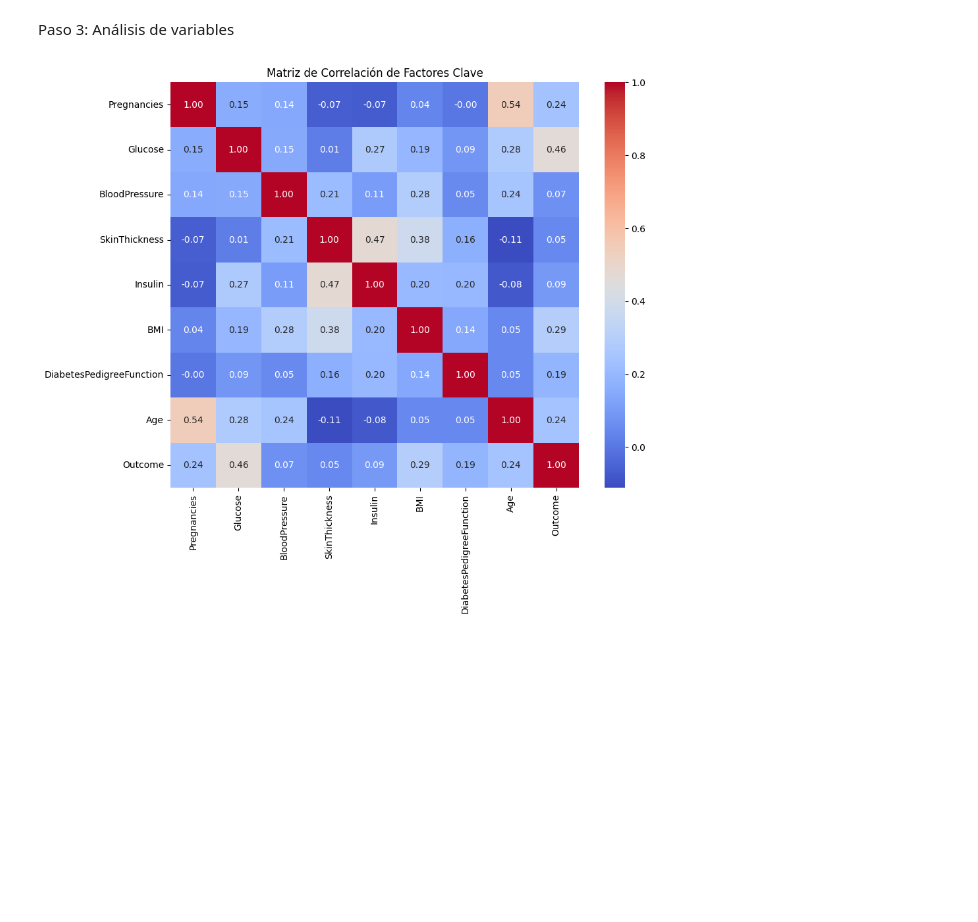
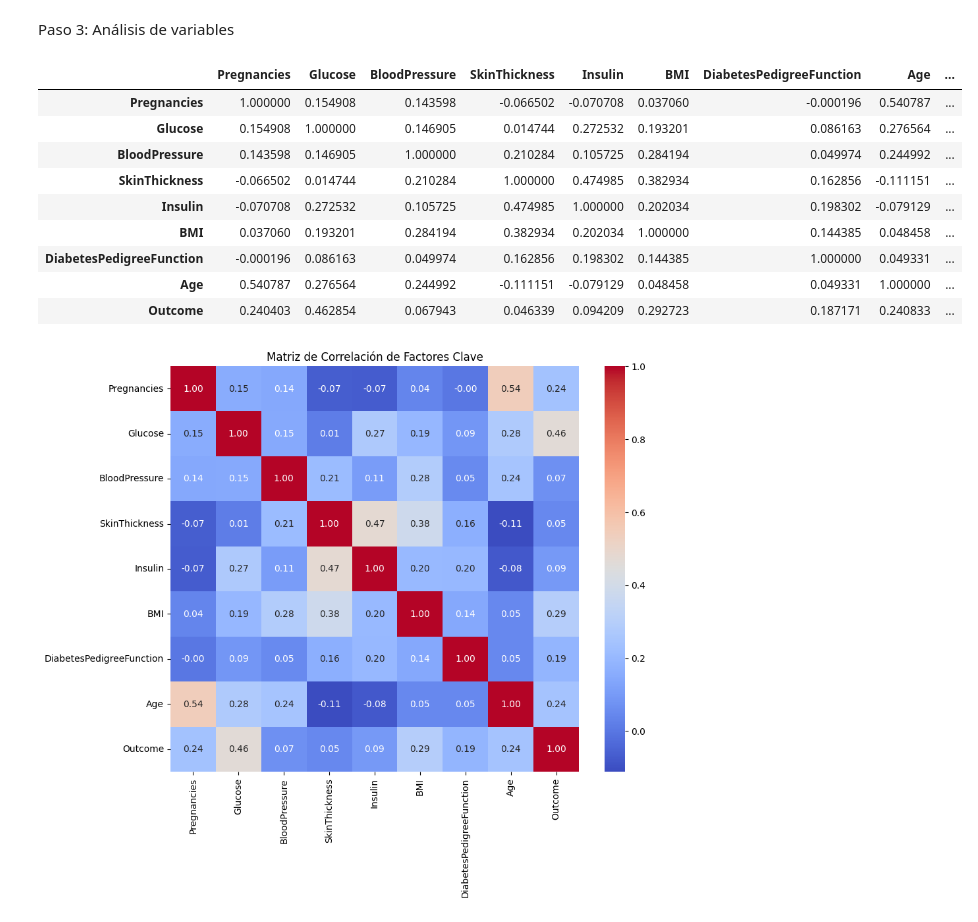
Before and after one commit to WistonTravieso/Wiston_Travieso-Ds_Proyecto-de-Random-Forest, a Jupyter notebook: src/exploratory-data-analysis.es.ipynb, the cells around one changed output. Saved outputs shown, nothing was run; the diff lists cells and outputs as text; code cells hidden in the pictures; blank space fills up the shorter version.

```diff
--- a/src/exploratory-data-analysis.es.ipynb
+++ b/src/exploratory-data-analysis.es.ipynb
@@ -149,7 +149,19 @@ Paso 3: Análisis de variables
 # %%
 # Análisis de correlaciones
 
 corr_matrix = total_data.corr()
+corr_matrix
+# %% [output]
+|  | Pregnancies | Glucose | BloodPressure | SkinThickness | Insulin | BMI | DiabetesPedigreeFunction | Age | ... |
+| Pregnancies | 1.000000 | 0.154908 | 0.143598 | -0.066502 | -0.070708 | 0.037060 | -0.000196 | 0.540787 | ... |
+| Glucose | 0.154908 | 1.000000 | 0.146905 | 0.014744 | 0.272532 | 0.193201 | 0.086163 | 0.276564 | ... |
+| BloodPressure | 0.143598 | 0.146905 | 1.000000 | 0.210284 | 0.105725 | 0.284194 | 0.049974 | 0.244992 | ... |
+| SkinThickness | -0.066502 | 0.014744 | 0.210284 | 1.000000 | 0.474985 | 0.382934 | 0.162856 | -0.111151 | ... |
+| Insulin | -0.070708 | 0.272532 | 0.105725 | 0.474985 | 1.000000 | 0.202034 | 0.198302 | -0.079129 | ... |
+| BMI | 0.037060 | 0.193201 | 0.284194 | 0.382934 | 0.202034 | 1.000000 | 0.144385 | 0.048458 | ... |
+| DiabetesPedigreeFunction | -0.000196 | 0.086163 | 0.049974 | 0.162856 | 0.198302 | 0.144385 | 1.000000 | 0.049331 | ... |
+| Age | 0.540787 | 0.276564 | 0.244992 | -0.111151 | -0.079129 | 0.048458 | 0.049331 | 1.000000 | ... |
+| Outcome | 0.240403 | 0.462854 | 0.067943 | 0.046339 | 0.094209 | 0.292723 | 0.187171 | 0.240833 | ... |
 # %%
 # # Visualización del Heatmap
 plt.figure(figsize=(10, 8))
```
Also changed, not shown: parts of 2 cells of this notebook, 3 other files.
